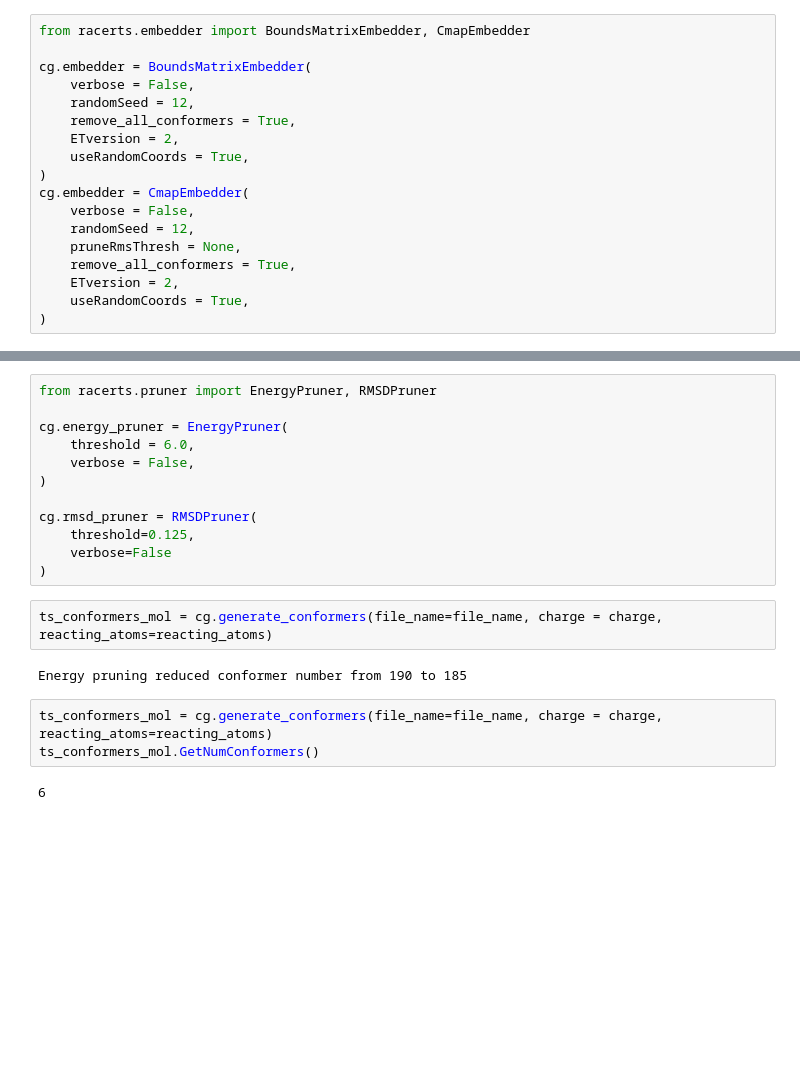
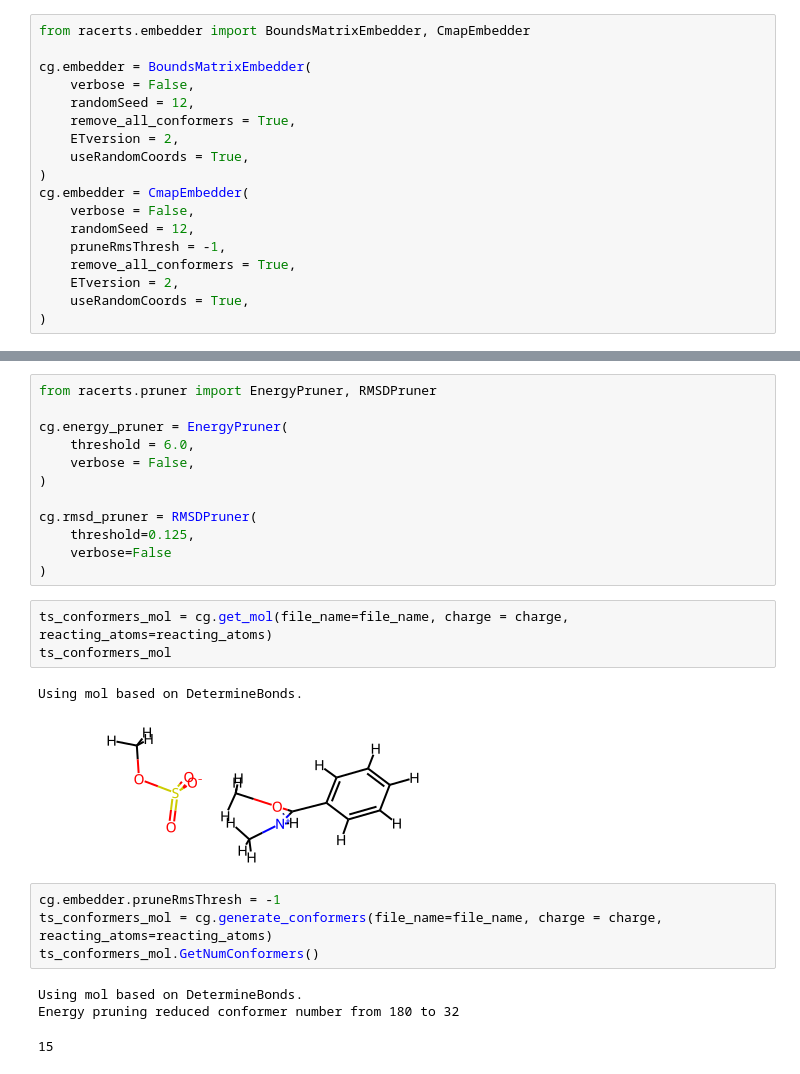
Before and after one commit to digital-chemistry-laboratory/racerts, a Jupyter notebook: examples/example.ipynb, the cells around one changed output, grey strips where cells are left out. Saved outputs shown, nothing was run; the diff lists cells and outputs as text; blank space fills up the shorter version.

```diff
--- a/examples/example.ipynb
+++ b/examples/example.ipynb
@@ -67,7 +67,7 @@ cg.embedder = BoundsMatrixEmbedder(
 cg.embedder = CmapEmbedder(
     verbose = False,
     randomSeed = 12,
-    pruneRmsThresh = None,
+    pruneRmsThresh = -1,
     remove_all_conformers = True,
     ETversion = 2,
     useRandomCoords = True,
@@ -98,11 +98,16 @@ cg.rmsd_pruner = RMSDPruner(
     verbose=False
 )
 # %%
-ts_conformers_mol = cg.generate_conformers(file_name=file_name, charge = charge, reacting_atoms=reacting_atoms)
+ts_conformers_mol = cg.get_mol(file_name=file_name, charge = charge, reacting_atoms=reacting_atoms)
+ts_conformers_mol
 # %% [output]
-Energy pruning reduced conformer number from 190 to 185
+Using mol based on DetermineBonds.
+[figure, added]
 # %%
+cg.embedder.pruneRmsThresh = -1
 ts_conformers_mol = cg.generate_conformers(file_name=file_name, charge = charge, reacting_atoms=reacting_atoms)
 ts_conformers_mol.GetNumConformers()
 # %% [output]
-6
+Using mol based on DetermineBonds.
+Energy pruning reduced conformer number from 180 to 32
+15
```
Also changed, not shown: parts of 3 cells of this notebook, 3 other files.
